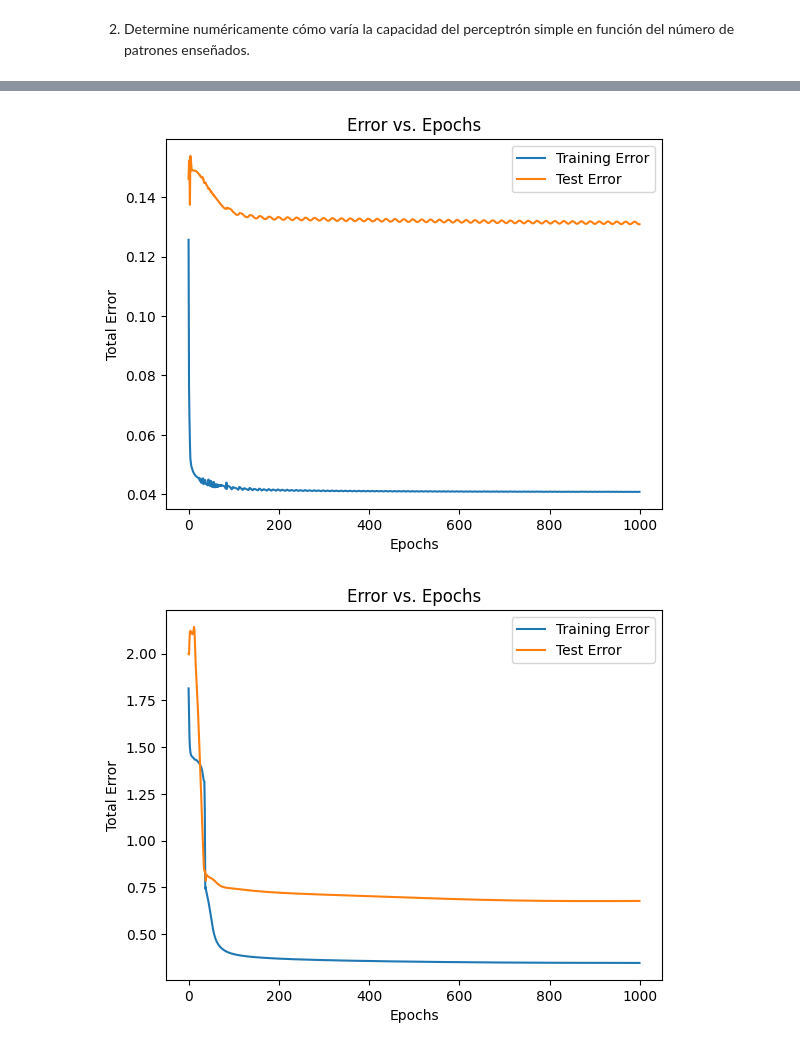
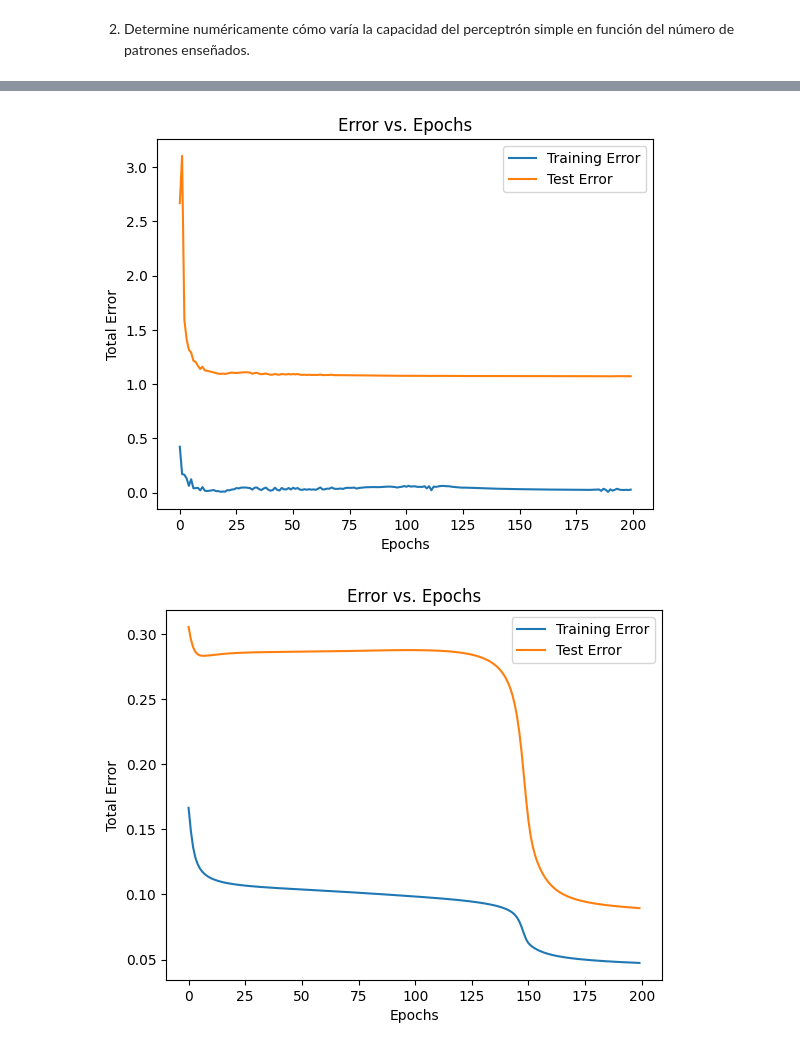
Before and after one commit to jstejman/Redes-Neuronales, a Jupyter notebook: tp2/tp2.ipynb, the cells around one changed output, grey strips where cells are left out. Saved outputs shown, nothing was run; the diff lists cells and outputs as text; code cells hidden in the pictures.

```diff
--- a/tp2/tp2.ipynb
+++ b/tp2/tp2.ipynb
@@ -148,21 +182,0 @@ del número de patrones enseñados.
-# %%
-%%skip
-dims = [5, 10, 15, 20, 25]
-Np = 60
-Ntot = 80
-maxEpochs = 20
-jump = 5
-naps = []
-for patDim in dims:
-    Nap = np.zeros(Np)
-    for i in range(0, Np, jump):
-        for n in range(Ntot):
-            patterns = np.random.uniform(-1, 1, (i, patDim))
-            yd = np.random.choice([-1, 1], i)
-            perceptron = Perceptron(patDim)
-            for epoch in range(maxEpochs):
-                if perceptron.ECM(yd, [perceptron.predict(xi) for xi in patterns]) == 0:
-                    Nap[i//jump]+=1
-                    break
-                perceptron.fit_nograph(patterns, yd)
-    naps.append(Nap)
@@ -407,10 +391,10 @@ print(y_train)
 # %%
-mlp3 = MultiLayerPerceptron(layer_sizes=[3, 50, 10, 1], learning_rate=0.01, epochs=1000)
-mlp3.fit_with_graph_vs_test(vectores_train, y_train, vectores_test, y_test, min_error=0.002, batch_size=int(0.9*cantidad_vectores))
+mlp3 = MultiLayerPerceptron(layer_sizes=[3, 50, 10, 1], learning_rate=0.01, epochs=200)
+mlp3.fit_with_graph_vs_test(vectores_train, y_train, vectores_test, y_test, min_error=0.00002, batch_size=1)
 # %% [output]
-[figure, old version]
+[figure, new version]
 # %%
-mlp4 = MultiLayerPerceptron(layer_sizes=[3, 10, 1], learning_rate=0.01, epochs=1000)
-mlp4.fit_with_graph_vs_test(vectores_train, y_train, vectores_test, y_test, min_error=0.02, batch_size=40)
+mlp4 = MultiLayerPerceptron(layer_sizes=[3, 10, 1], learning_rate=0.01, epochs=200)
+mlp4.fit_with_graph_vs_test(vectores_train, y_train, vectores_test, y_test, min_error=0.002, batch_size=100)
 # %% [output]
-[figure, old version]
+[figure, new version]
```
Also changed, not shown: parts of 14 cells of this notebook.
